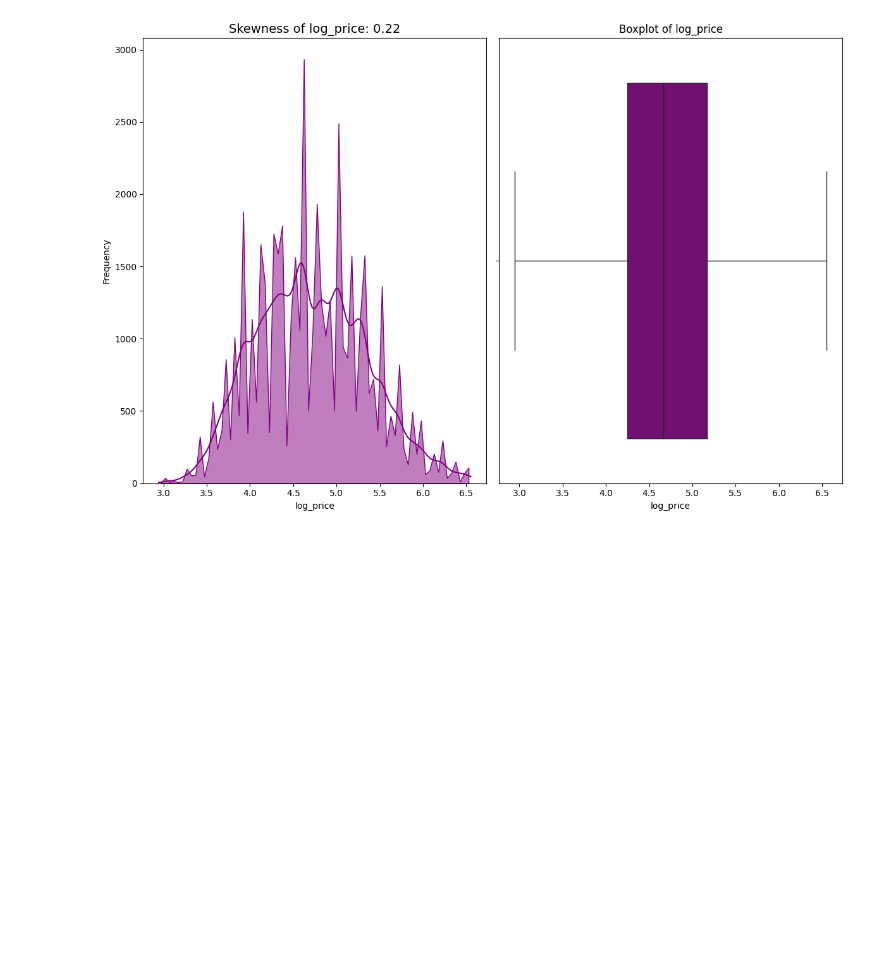
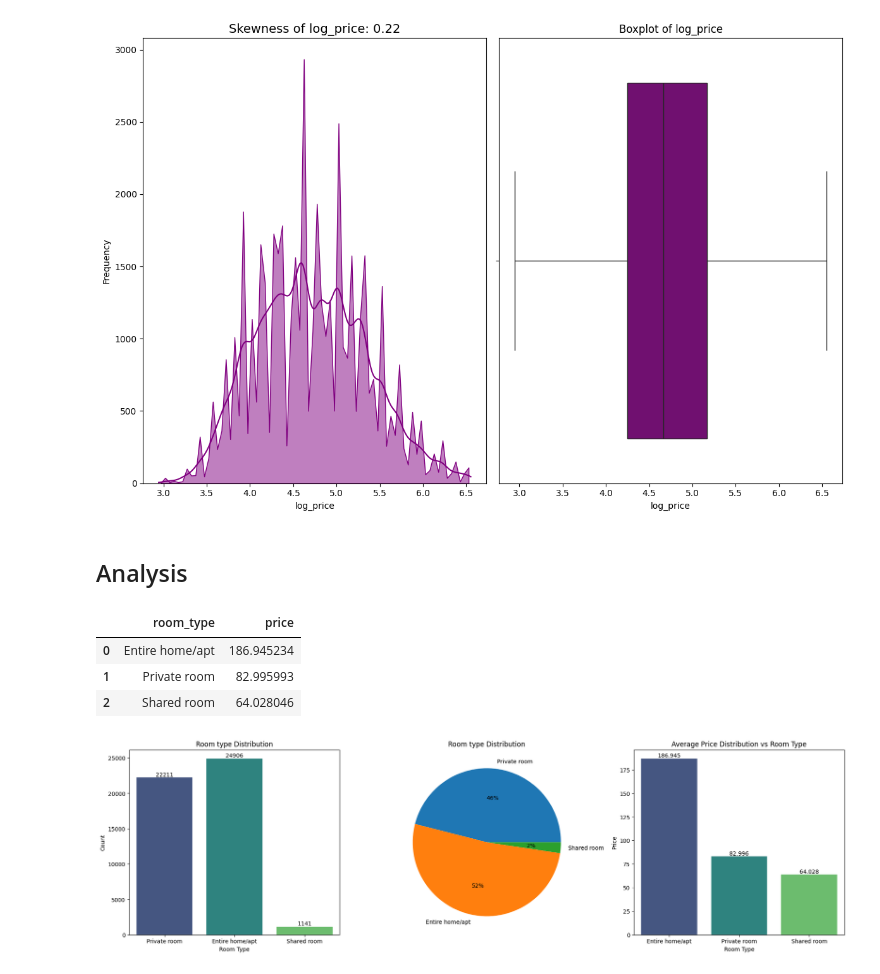
Before and after one commit to pandey-rakshit/AirBnb-Analysis, a Jupyter notebook: Airbnb_NYC_analysis.ipynb, the cells around one changed output. Cells and saved outputs as stored; diff of their text form; code cells hidden in the pictures; blank space fills up the shorter version.

```diff
--- a/Airbnb_NYC_analysis.ipynb
+++ b/Airbnb_NYC_analysis.ipynb
@@ -466,3 +466,50 @@ plt.tight_layout()
 plt.show()
 # %% [output]
 [figure]
+# %% [markdown]
+## Analysis
+# %%
+avg_price_distribution = df1.groupby(['room_type'])['price'].mean().reset_index()
+avg_price_distribution
+# %% [output]
+|  | room_type | price |
+| 0 | Entire home/apt | 186.945234 |
+| 1 | Private room | 82.995993 |
+| 2 | Shared room | 64.028046 |
+# %%
+plt.figure(figsize=(23,6))
+
+plt.subplot(1,3,1)
+ax = sns.countplot(data=df1, x='room_type', hue='room_type', palette='viridis')
+# Add text labels on top of the bars
+for i in ax.containers:
+    ax.bar_label(i)
+
+# Add Title and labels to the axis
+plt.title('Room type Distribution')
+plt.xlabel('Room Type')
+plt.ylabel('Count')
+
+
+data = pd.DataFrame(df1['room_type'].value_counts(sort=False)).reset_index()
+
+plt.subplot(1,3,2)
+plt.pie(data=data, labels='room_type', x='count', autopct='%.f%%')
+plt.title('Room type Distribution')
+
+
+plt.subplot(1,3,3)
+ax = sns.barplot(data=avg_price_distribution, x='room_type', y='price', hue='room_type', palette='viridis')
+
+
+# Add text labels on top of the bars
+for i in ax.containers:
+    ax.bar_label(i)
+
+plt.title('Average Price Distribution vs Room Type')
+plt.xlabel('Room Type')
+plt.ylabel('Price')
+
+plt.show()
+# %% [output]
+[figure, added]
```
Also changed, not shown: parts of 12 cells of this notebook.
